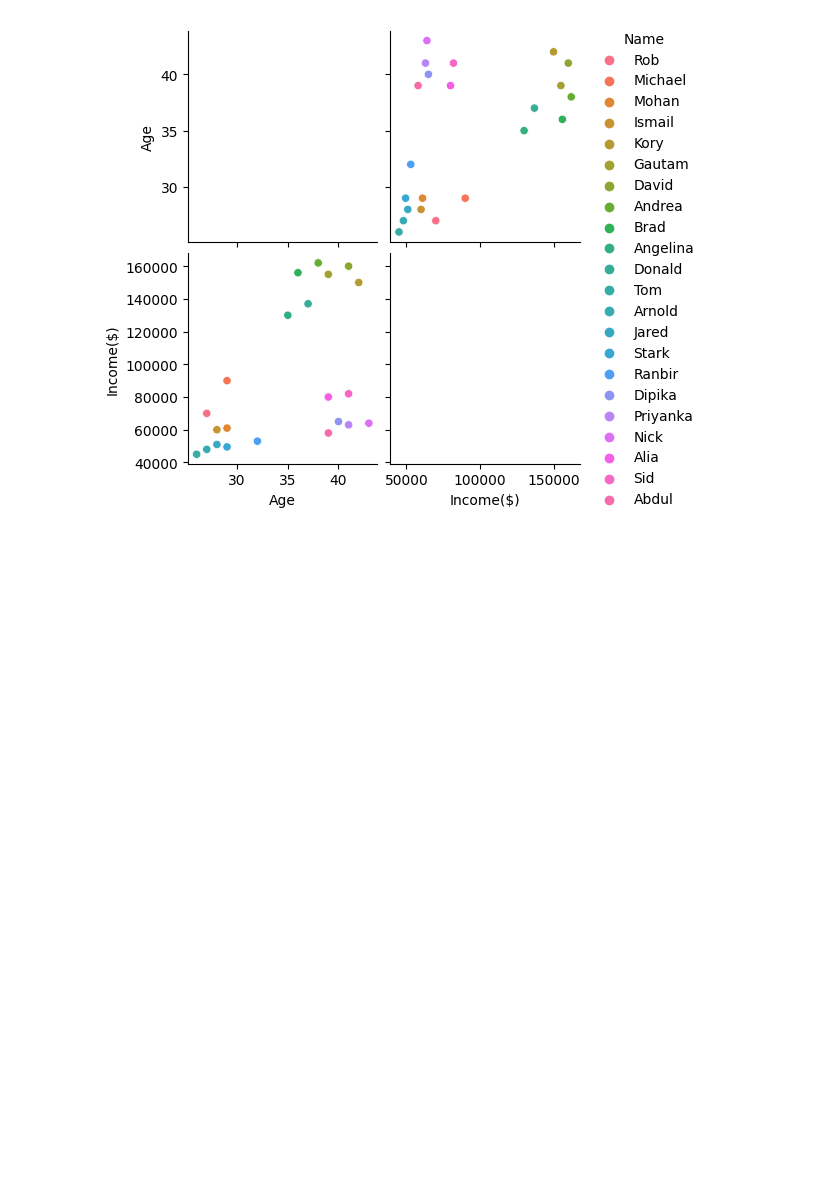
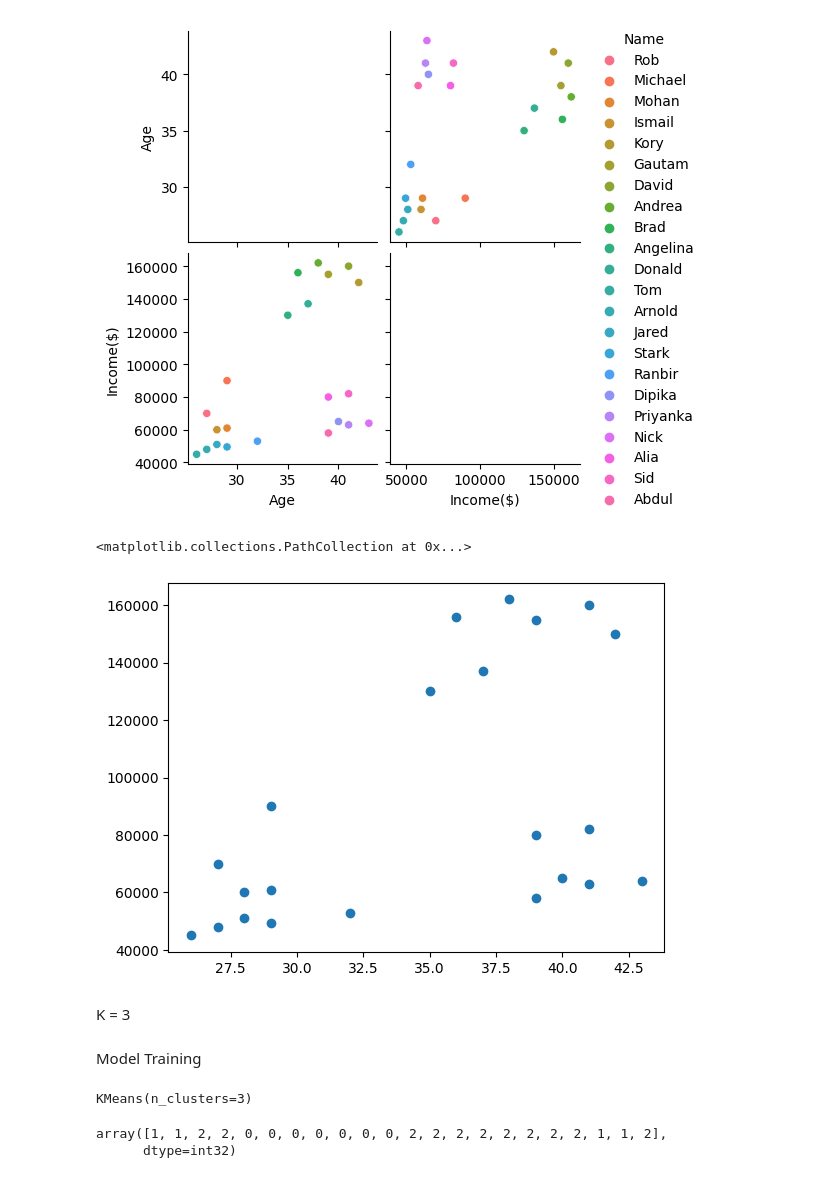
Before and after one commit to gideon-ogunbanjo/ClusterML, a Jupyter notebook: Model/ClusterML.ipynb, the cells around one changed output. Drawn from its saved outputs; the diff is of its cells as text; code cells hidden in the pictures; blank space fills up the shorter version.

```diff
--- a/Model/ClusterML.ipynb
+++ b/Model/ClusterML.ipynb
@@ -31,3 +33,12 @@ sns.pairplot(data, hue='Name')
 # %% [output]
 <seaborn.axisgrid.PairGrid at 0x...>
 [figure]
+# %%
+plt.scatter(data['Age'], data['Income($)'])
+# %% [output]
+<matplotlib.collections.PathCollection at 0x...>
+[figure, added]
+# %% [markdown]
+K = 3
+# %% [markdown]
+Model Training
@@ -33,0 +47,11 @@ sns.pairplot(data, hue='Name')
+# %%
+km = KMeans(n_clusters=3)
+km
+# %% [output]
+KMeans(n_clusters=3)
+# %%
+y_pred = km.fit_predict(data[['Age', 'Income($)']])
+y_pred
+# %% [output]
+array([1, 1, 2, 2, 0, 0, 0, 0, 0, 0, 0, 2, 2, 2, 2, 2, 2, 2, 2, 1, 1, 2],
+      dtype=int32)
```
Also changed, not shown: parts of 12 cells of this notebook.
